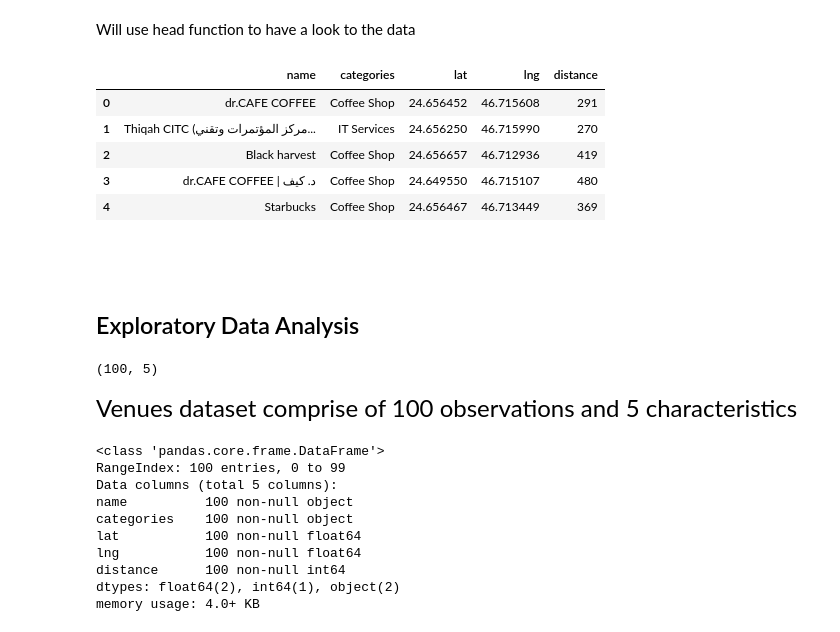
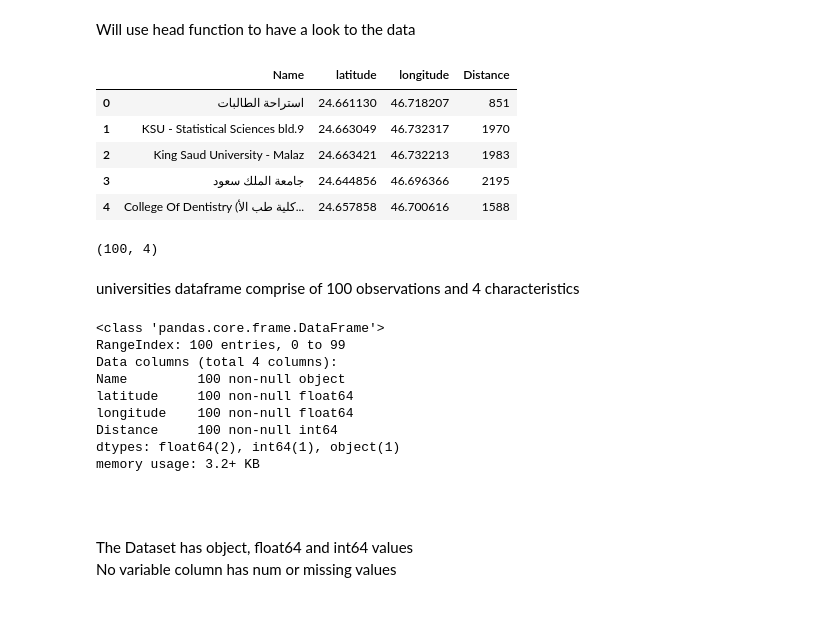
Before and after one commit to erefaie/Coursera_Capstone, a Jupyter notebook: Capstone Project - The Battle of Neighborhoods.ipynb, the cells around one changed output. Drawn from its saved outputs; the diff is of its cells as text; code cells hidden in the pictures.

```diff
--- a/Capstone Project - The Battle of Neighborhoods.ipynb
+++ b/Capstone Project - The Battle of Neighborhoods.ipynb
@@ -79,8 +102,8 @@ cities_df.head()
 Find Riyadh latitude & longitude in the dataframe
 # %%
 RY_cordinates = cities_df.loc[cities_df['city'] == 'Riyadh']
-RY_latitude = RY_cordinates.get_value(0, 'lat')
-RY_longitude = RY_cordinates.get_value(0, 'lng')
+RY_latitude = RY_cordinates['lat'].values[0]
+RY_longitude = RY_cordinates['lng'].values[0]
 
 
 print(RY_latitude)
@@ -106,12 +168,13 @@ First, I'll create the GET request URL. Name your URL **url**.
 # %%
-url = 'https://api.foursquare.com/v2/venues/explore?&client_id={}&client_secret={}&v={}&ll={},{}&limit={}&radious={}'.format(
+url = 'https://api.foursquare.com/v2/venues/explore?&client_id={}&client_secret={}&v={}&ll={},{}&limit={}&radious={}&categoryId={}'.format(
 CLIENT_ID,
 CLIENT_SECRET,
 VERSION,
 RY_latitude,
 RY_longitude,
 100,
-500)
+500,
+'4d4b7105d754a06372d81259')
 
 print(url)
 # %% [output]
@@ -138,51 +187,55 @@ def get_category_type(row):
 # %% [markdown]
 Read the resulted information from json file dsinto pandas dataframe.
 # %%
-venues = results['response']['groups'][0]['items']
+#load the result to dataframe
 
-nearby_venues = json_normalize(venues) # flatten JSON
+uni = results['response']['groups'][0]['items']
+
+uni_df = json_normalize(uni) # flatten JSON
 
 
 # filter columns
-filtered_columns = ['venue.name', 'venue.categories', 'venue.location.lat', 'venue.location.lng', 'venue.location.distance']
-nearby_venues =nearby_venues.loc[:, filtered_columns]
+filtered_columns = ['venue.name', 'venue.location.lat', 'venue.location.lng', 'venue.location.distance']
+uni_df = uni_df.loc[:, filtered_columns]
 
-# filter the category for each row
-nearby_venues['venue.categories'] = nearby_venues.apply(get_category_type, axis=1)
+
 
 # clean columns
-nearby_venues.columns = [col.split(".")[-1] for col in nearby_venues.columns]
+uni_df.columns = ['Name', 'latitude', 'longitude', 'Distance']
 # %% [markdown]
 Will use head function to have a look to the data
 # %%
-nearby_venues.head()
+uni_df.head()
 # %% [output]
-|  | name | categories | lat | lng | distance |
-| 0 | dr.CAFE COFFEE | Coffee Shop | 24.656452 | 46.715608 | 291 |
-| 1 | Thiqah CITC (مركز المؤتمرات وتقني... | IT Services | 24.656250 | 46.715990 | 270 |
-| 2 | Black harvest | Coffee Shop | 24.656657 | 46.712936 | 419 |
-| 3 | dr.CAFE COFFEE | د. كيف | Coffee Shop | 24.649550 | 46.715107 | 480 |
-| 4 | Starbucks | Coffee Shop | 24.656467 | 46.713449 | 369 |
+|  | Name | latitude | longitude | Distance |
+| 0 | استراحة الطالبات | 24.661130 | 46.718207 | 851 |
+| 1 | KSU - Statistical Sciences bld.9 | 24.663049 | 46.732317 | 1970 |
+| 2 | King Saud University - Malaz | 24.663421 | 46.732213 | 1983 |
+| 3 | جامعة الملك سعود | 24.644856 | 46.696366 | 2195 |
+| 4 | College Of Dentistry (كلية طب الأ... | 24.657858 | 46.700616 | 1588 |
-# %% [markdown]
-<br> <br>
-
-## Exploratory Data Analysis
-# %%
-nearby_venues.shape
-# %% [output]
-(100, 5)
+# %%
+
+
+uni_df.shape
+# %% [output]
+(100, 4)
 # %% [markdown]
-<font size="5">Venues dataset comprise of 100 observations and 5 characteristics</font>
+
+universities dataframe comprise of 100 observations and 4 characteristics
 # %%
-nearby_venues.info()
+uni_df.info()
 # %% [output]
 <class 'pandas.core.frame.DataFrame'>
 RangeIndex: 100 entries, 0 to 99
-Data columns (total 5 columns):
-name          100 non-null object
-categories    100 non-null object
-lat           100 non-null float64
-lng           100 non-null float64
-distance      100 non-null int64
-dtypes: float64(2), int64(1), object(2)
-memory usage: 4.0+ KB
+Data columns (total 4 columns):
+Name         100 non-null object
+latitude     100 non-null float64
+longitude    100 non-null float64
+Distance     100 non-null int64
+dtypes: float64(2), int64(1), object(1)
+memory usage: 3.2+ KB
+# %% [markdown]
+<br> <br>
+The Dataset has object, float64 and int64 values
+<br>
+No variable column has num or missing values
```
Also changed, not shown: parts of 34 cells of this notebook.
